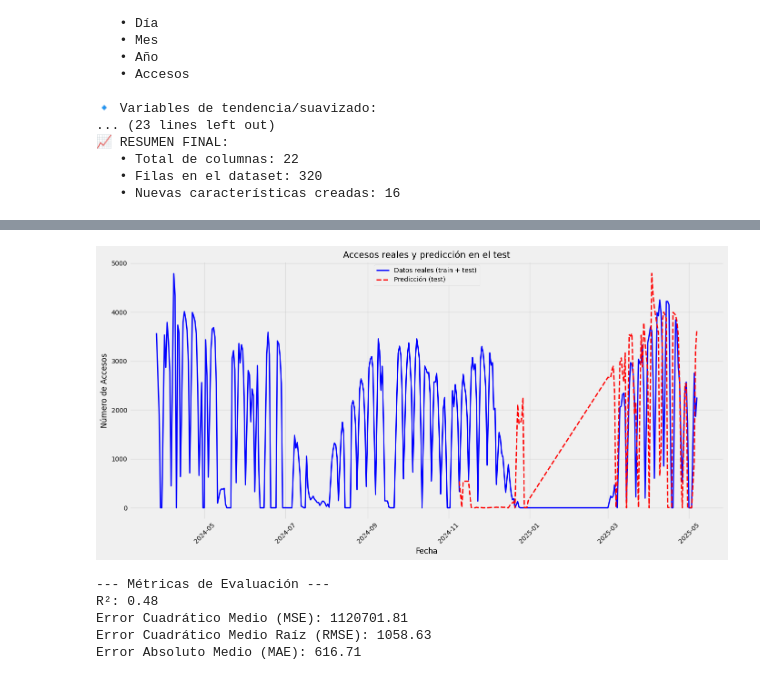
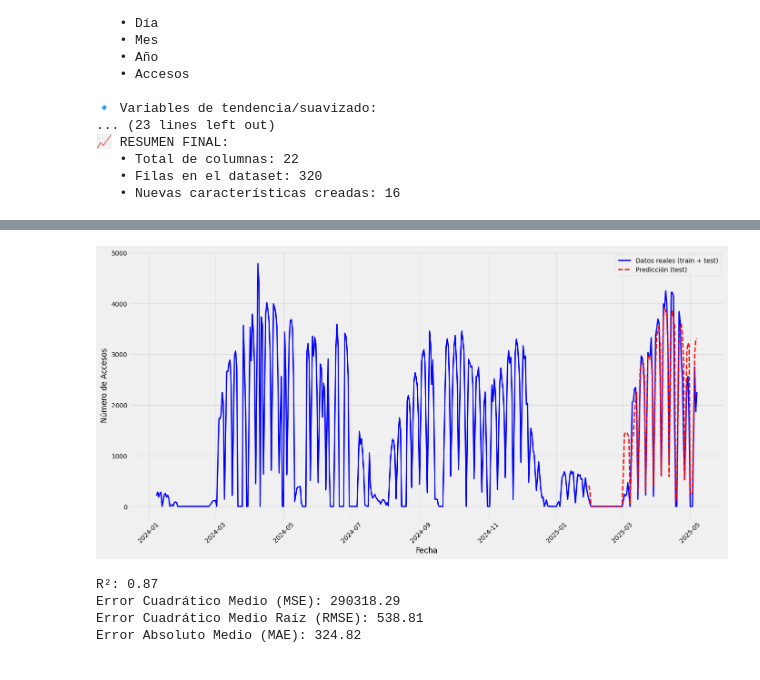
Before and after one commit to TomoCid/Proyecto_Central_ADD, a Jupyter notebook: RandomForest.ipynb, the cells around one changed output, grey strips where cells are left out. Drawn from its saved outputs; the diff is of its cells as text; code cells hidden in the pictures.

```diff
--- a/RandomForest.ipynb
+++ b/RandomForest.ipynb
@@ -130,16 +136,24 @@ Primeras 3 filas:
 # %%
 for col in ['Accesos']:
-    daily_counts_full[col] = daily_counts_full[col].fillna(0).astype(int)
+    df[col] = df[col].fillna(0).astype(int)
 
-daily_counts_full = daily_counts_full[
-    pd.to_datetime(daily_counts_full['Fecha']).dt.weekday != 6
+df = df[
+    pd.to_datetime(df['Fecha']).dt.weekday != 6
 ].reset_index(drop=True)
 
-daily_counts_full = agregar_medias_moviles(daily_counts_full, 'Accesos', [7, 14, 30])
-daily_counts_full = agregar_variables_ciclicas(daily_counts_full, 'Mes', 'Fecha')
-daily_counts_full = agregar_ewma(daily_counts_full, 'Accesos', [7, 14, 30])
+df = agregar_medias_moviles(df, 'Accesos', [7, 14, 30])
+df = agregar_variables_ciclicas(df, 'Mes', 'Fecha')
+df = agregar_ewma(df, 'Accesos', [7, 14, 30])
 
-daily_counts_full.tail(5)
+df['Semestre'] = df['Mes'].apply(obtener_semestre)
+df['Semana_Semestre'] = pd.to_datetime(df['Fecha']).apply(obtener_semana_semestre)
+
+df['Fecha'] = pd.to_datetime(df['Fecha'])
+
+df = agregar_lags(df, 'Accesos', [7, 14, 21])
+
+df = df.dropna().reset_index(drop=True)
+df.tail(5)
 # %% [output]
 |  | Fecha | Día | Mes | Año | Semestre | Accesos | Vacaciones? | media_movil_7 | media_movil_14 | ... |
 | 433 | 2025-05-02 | 2 | 5 | 2025 | 1 | 0 | 1 | 1585.571429 | 1941.642857 | ... |
@@ -294,13 +240,8 @@ plt.show()
 # %% [output]
 [figure]
 # %%
-daily_counts_full = agregar_lags(daily_counts_full, 'Accesos', [7, 14, 21])
-
-daily_counts_full = daily_counts_full.dropna().reset_index(drop=True)
-
-X = daily_counts_full[['Vacaciones?', 'Semana_Certamen','media_movil_7',
-                      'mes_sin', 'mes_cos', 'dia_semana_sin', 'dia_semana_cos','ewma_7','ewma_14','ewma_30']]
-y = daily_counts_full['Accesos']
+X = df.drop(columns=['Fecha', 'Accesos'])
+y = df['Accesos']
 
 X_train, X_test, y_train, y_test = train_test_split(
     X, y, test_size=0.2, shuffle=False
@@ -410,7 +315,7 @@ if "modelo_RandomForest.pkl" not in os.listdir('Archivos Auxiliares'):
         max_depth=5,
         random_state=42
     )
-    model.fit(X_train_final, y_train_final)
+    model.fit(X_train, y_train)
 
     tscv = TimeSeriesSplit(n_splits=5)
     param_grid = {
@@ -428,12 +333,12 @@ if "modelo_RandomForest.pkl" not in os.listdir('Archivos Auxiliares'):
         scoring='neg_root_mean_squared_error',
         n_jobs=-1
     )
-    grid_search.fit(X_train_final, y_train_final)
+    grid_search.fit(X_train, y_train)
     print(f'Mejores parámetros: {grid_search.best_params_}')
 
     best_params = grid_search.best_params_
     model = RandomForestRegressor(**best_params, random_state=42)
-    model.fit(X_train_final, y_train_final)
+    model.fit(X_train, y_train)
     joblib.dump(model, 'Archivos Auxiliares/modelo_RandomForest.pkl')
     print("Modelo guardado como 'Archivos Auxiliares/modelo_RandomForest.pkl'")
 else:
@@ -452,28 +354,27 @@ Feature names unseen at fit time:
 # %%
-fechas = daily_counts_full['Fecha']
+fechas = df['Fecha']
 plt.figure(figsize=(14, 7))
-plt.plot(fechas, daily_counts_full['Accesos'], label='Datos reales (train + test)', color='blue', linewidth=2)
+plt.plot(fechas, df['Accesos'], label='Datos reales (train + test)', color='blue', linewidth=2)
 plt.plot(fechas.loc[X_test.index], predicted, label='Predicción (test)', color='red', linestyle='--', linewidth=2)
 plt.xlabel('Fecha', fontsize=12)
 plt.ylabel('Número de Accesos', fontsize=12)
 plt.xticks(rotation=45)
 plt.legend(fontsize=10)
 plt.grid(alpha=0.5)
 plt.tight_layout()
 plt.show()
 
 mse = mean_squared_error(y_test, predicted)
 rmse = np.sqrt(mse)
 mae = mean_absolute_error(y_test, predicted)
 r2 = r2_score(y_test, predicted)
 print(f"R²: {r2:.2f}")
 print(f"Error Cuadrático Medio (MSE): {mse:.2f}")
 print(f"Error Cuadrático Medio Raíz (RMSE): {rmse:.2f}")
 print(f"Error Absoluto Medio (MAE): {mae:.2f}")
 # %% [output]
-[figure, old version]
+[figure, new version]
---- Métricas de Evaluación ---
-R²: 0.48
-Error Cuadrático Medio (MSE): 1120701.81
-Error Cuadrático Medio Raíz (RMSE): 1058.63
-Error Absoluto Medio (MAE): 616.71
+R²: 0.87
+Error Cuadrático Medio (MSE): 290318.29
+Error Cuadrático Medio Raíz (RMSE): 538.81
+Error Absoluto Medio (MAE): 324.82
```
Also changed, not shown: parts of 16 cells of this notebook.
